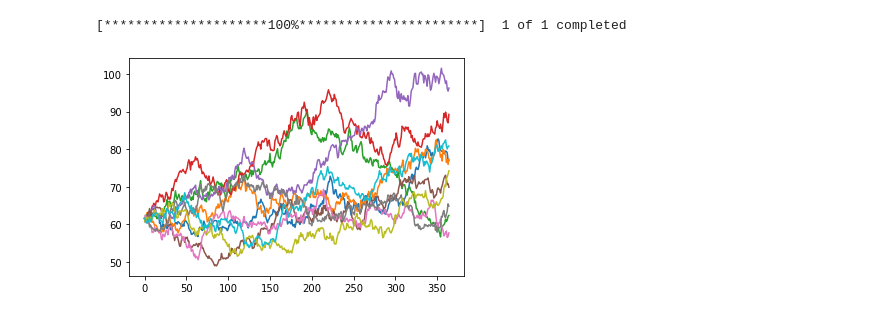
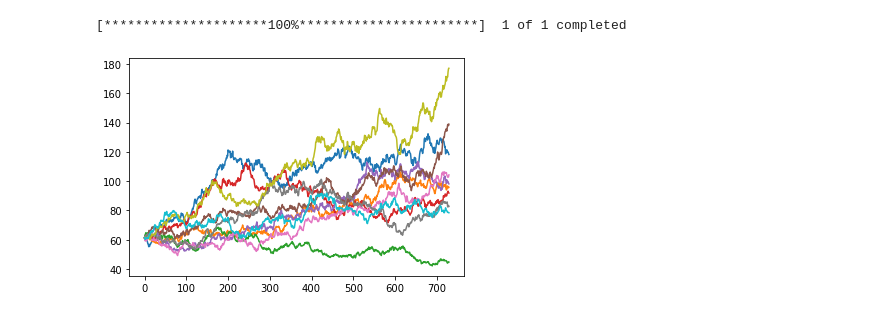
Before and after one commit to Borna2803/Monte_Carlo, a Jupyter notebook: monte_carlo.ipynb, the cells around one changed output. Cells and saved outputs as stored; diff of their text form; code cells hidden in the pictures.

```diff
--- a/monte_carlo.ipynb
+++ b/monte_carlo.ipynb
@@ -4,15 +4,14 @@ import numpy as np
 from math import sqrt, log
 import matplotlib.pyplot as plt
 from time import time
-
-data = yf.download("KO")
-# %% [output]
-[*********************100%***********************]  1 of 1 completed
 # %%
-stockGrowth= np.array((data["Close"]-data["Open"]).to_numpy())
-growth_data=stockGrowth/data["Open"]+1
-mean=np.mean(growth_data)
-stdev=np.std(growth_data)
+data = yf.download("KO")
+growth_rate= np.array((data["Close"]-data["Open"]))/data["Open"]+1
+
+mean=np.mean(growth_rate)
+stdev=np.std(growth_rate)
+# %% [output]
+[*********************100%***********************]  1 of 1 completed
 # %%
 def uniform_generator(prev: int)->int: #return is in interval [0,2**32]
     mod=2 ** 32
@@ -58,9 +57,9 @@ def generate_simulations(simulations:int, days:int):
 # %%
 if __name__ == "__main__":
     num_of_simulations=10
     #int(input("how many simulations do you want to run? ->"))
-    period=365
+    period=365*2
     #int(input("For how many days in the future do you want to run it? ->"))
     generate_simulations(num_of_simulations, period)
 # %% [output]
-[figure, old version]
+[figure, new version]
```
